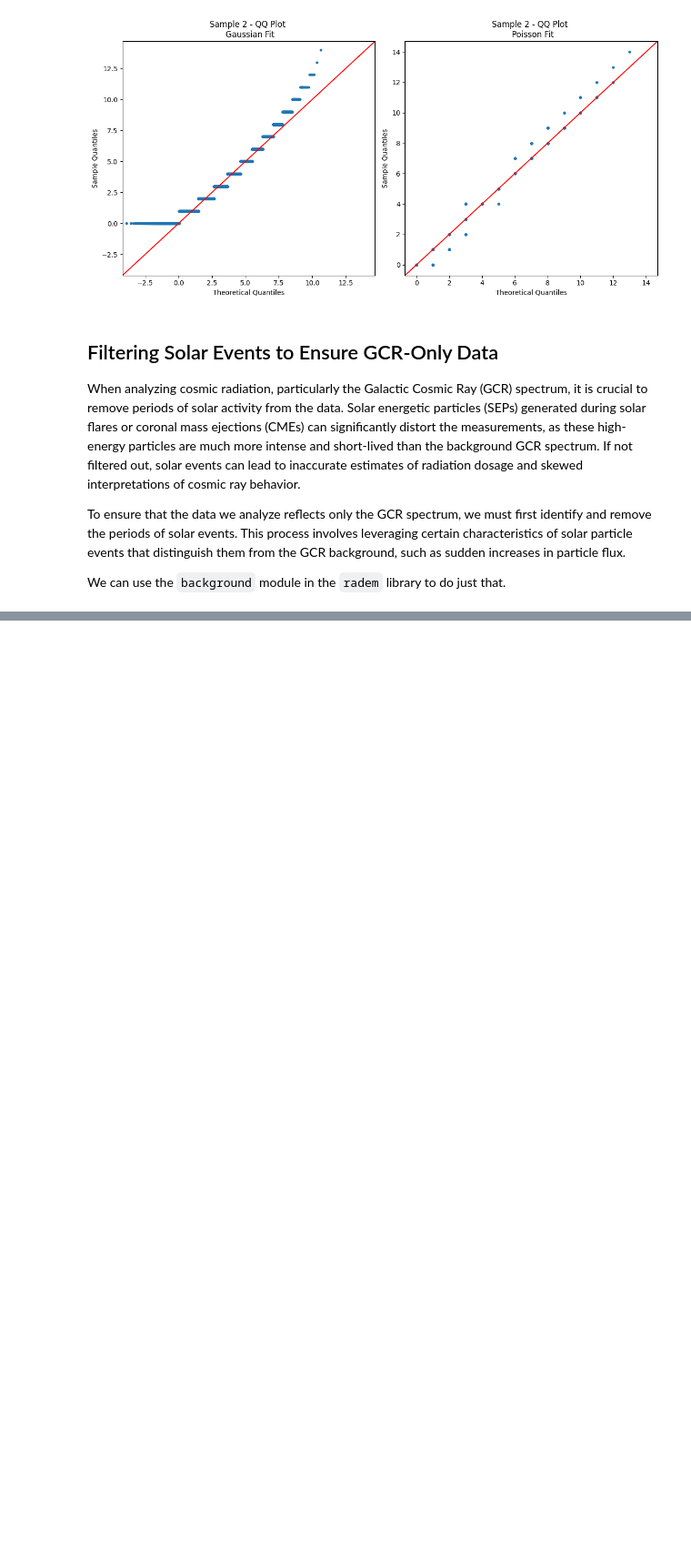
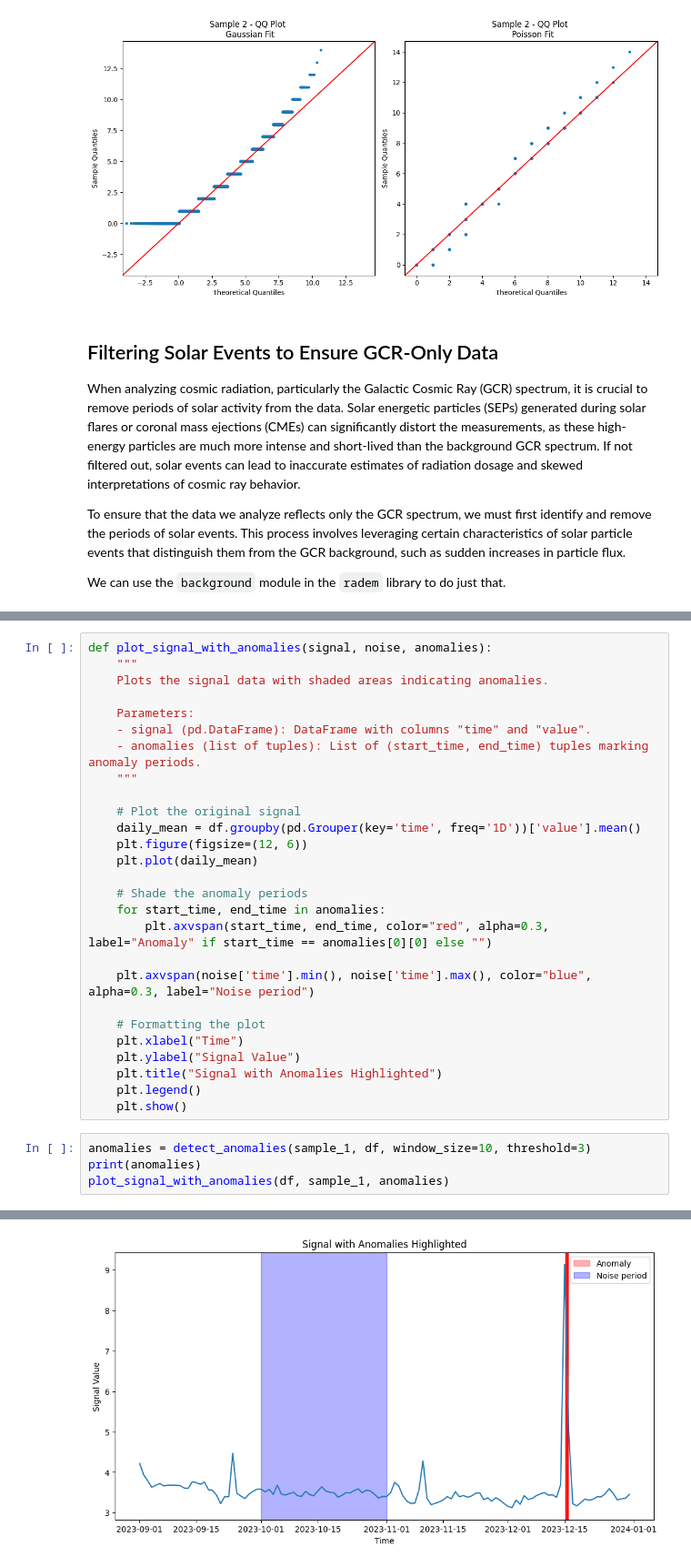
Before and after one commit to AGHRADEM/radem, a Jupyter notebook: src/radem/examples/total_gcr_dose.ipynb, the cells around one changed output, grey strips where cells are left out. Shown at 91% size. Saved outputs shown, nothing was run; the diff lists cells and outputs as text; blank space fills up the shorter version.

Commit message:
Added simple Z-Score comparison visualisation for the GCR notebook

```diff
--- a/src/radem/examples/total_gcr_dose.ipynb
+++ b/src/radem/examples/total_gcr_dose.ipynb
@@ -201,0 +258,32 @@ We can use the `background` module in the `radem` library to do just that.
+# %%
+def plot_signal_with_anomalies(signal, noise, anomalies):
+    """
+    Plots the signal data with shaded areas indicating anomalies.
+
+    Parameters:
+    - signal (pd.DataFrame): DataFrame with columns "time" and "value".
+    - anomalies (list of tuples): List of (start_time, end_time) tuples marking anomaly periods.
+    """
+
+    # Plot the original signal
+    daily_mean = df.groupby(pd.Grouper(key='time', freq='1D'))['value'].mean()
+    plt.figure(figsize=(12, 6))
+    plt.plot(daily_mean)
+
+    # Shade the anomaly periods
+    for start_time, end_time in anomalies:
+        plt.axvspan(start_time, end_time, color="red", alpha=0.3, label="Anomaly" if start_time == anomalies[0][0] else "")
+
+    plt.axvspan(noise['time'].min(), noise['time'].max(), color="blue", alpha=0.3, label="Noise period")
+
+    # Formatting the plot
+    plt.xlabel("Time")
+    plt.ylabel("Signal Value")
+    plt.title("Signal with Anomalies Highlighted")
+    plt.legend()
+    plt.show()
+# %%
+anomalies = detect_anomalies(sample_1, df, window_size=10, threshold=3)
+print(anomalies)
+plot_signal_with_anomalies(df, sample_1, anomalies)
+# %% [output]
@@ -201,0 +291 @@ We can use the `background` module in the `radem` library to do just that.
+[figure, added]
```
Also changed, not shown: parts of 3 cells of this notebook.
